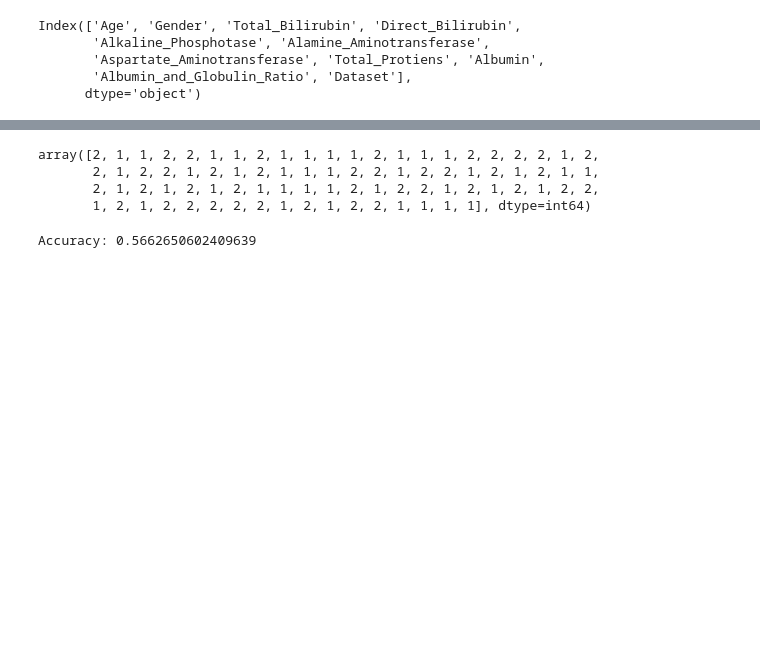
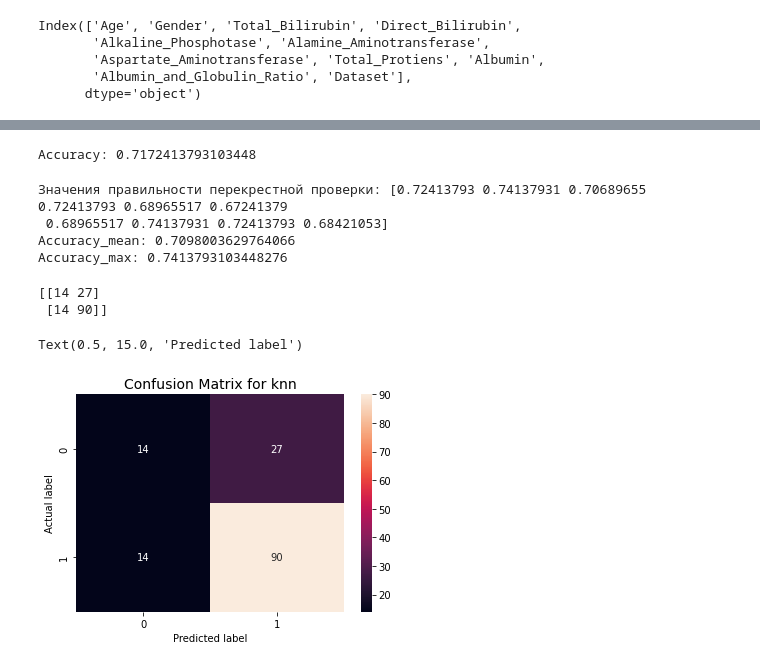
Before and after one commit to CactysFedya/ML, a Jupyter notebook: Classifier.ipynb, the cells around one changed output, grey strips where cells are left out. Saved outputs shown, nothing was run; the diff lists cells and outputs as text; code cells hidden in the pictures; blank space fills up the shorter version.

```diff
--- a/Classifier.ipynb
+++ b/Classifier.ipynb
@@ -88,3 +121,14 @@ X_test shape: (83, 7), y_test shape: (83,)
 # %%
 from sklearn.neighbors import KNeighborsClassifier
-knn = KNeighborsClassifier(n_neighbors=3)
+# К ближайших соседей
+# Выбор наилучшего K
+accuracy_all = []
+for K in range(50):
+    K_value = K+1
+    knn = KNeighborsClassifier(n_neighbors = K_value)
+    knn.fit(x_train, y_train)
+    knn_predictions = knn.predict(x_test)
+    accuracy_all.append(accuracy_score(y_test,knn_predictions))
+
+bestk = (np.argmax(accuracy_all)+1)
+bestk
@@ -91,2 +137,6 @@ knn = KNeighborsClassifier(n_neighbors=3)
+# %%
+knn = KNeighborsClassifier(n_neighbors=bestk)
 # %%
-knn_model = knn.fit(x_train, y_train)
+knn.fit(x_train, y_train)
+knn_predictions = knn.predict(x_test)
+knn_predictions
@@ -93,14 +151,18 @@ knn_model = knn.fit(x_train, y_train)
 # %%
-knn_predictions = knn_model.predict(x_test)
-knn_predictions
+accuracy_knn = accuracy_score(y_test, knn_predictions)
+print(f'Accuracy: {accuracy_knn}')
 # %% [output]
-array([2, 1, 1, 2, 2, 1, 1, 2, 1, 1, 1, 1, 2, 1, 1, 1, 2, 2, 2, 2, 1, 2,
-       2, 1, 2, 2, 1, 2, 1, 2, 1, 1, 1, 2, 2, 1, 2, 2, 1, 2, 1, 2, 1, 1,
-       2, 1, 2, 1, 2, 1, 2, 1, 1, 1, 1, 2, 1, 2, 2, 1, 2, 1, 2, 1, 2, 2,
-       1, 2, 1, 2, 2, 2, 2, 2, 1, 2, 1, 2, 2, 1, 1, 1, 1], dtype=int64)
+Accuracy: 0.7172413793103448
 # %%
-from sklearn.metrics import accuracy_score
-accuracy = accuracy_score(y_test, knn_predictions)
-print(f'Accuracy: {accuracy}')
+# Перекрестная проверка
+kfold = KFold(n_splits=10)
+kfold = StratifiedKFold(n_splits=10)
+scores_knn = cross_val_score(knn, priznaki, response, cv = kfold)
+print("Значения правильности перекрестной проверки: {}".format(scores_knn))
+print(f'Accuracy_mean: {scores_knn.mean()}')
+print(f'Accuracy_max: {scores_knn.max()}')
 # %% [output]
-Accuracy: 0.5662650602409639
+Значения правильности перекрестной проверки: [0.72413793 0.74137931 0.70689655 0.72413793 0.68965517 0.67241379
+ 0.68965517 0.74137931 0.72413793 0.68421053]
+Accuracy_mean: 0.7098003629764066
+Accuracy_max: 0.7413793103448276
@@ -106,0 +180,17 @@ Accuracy: 0.5662650602409639
+# %%
+# Confusion Matrix - матрица неточностей
+# True-positive ТP - у пациента болезнь, результат классификации 1.
+# False-positive FP - у пациента нет болезни, результат классификации 1 - ошибка 1 рода,
+# True-negative  TN - у пациента нет болезни, результат классификации 0,
+# False-negative FN - у пациента болезнь, результат классификации 0, ошибка 2 рода.
+knn_matrix = confusion_matrix(y_test, knn_predictions)
+print(knn_matrix)
+sns.heatmap(knn_matrix, annot=True)
+plt.title("Confusion Matrix for knn", fontsize=14);
+plt.ylabel('Actual label')
+plt.xlabel('Predicted label')
+# %% [output]
+[[14 27]
+ [14 90]]
+Text(0.5, 15.0, 'Predicted label')
+[figure, added]
```
Also changed, not shown: parts of 53 cells of this notebook.
